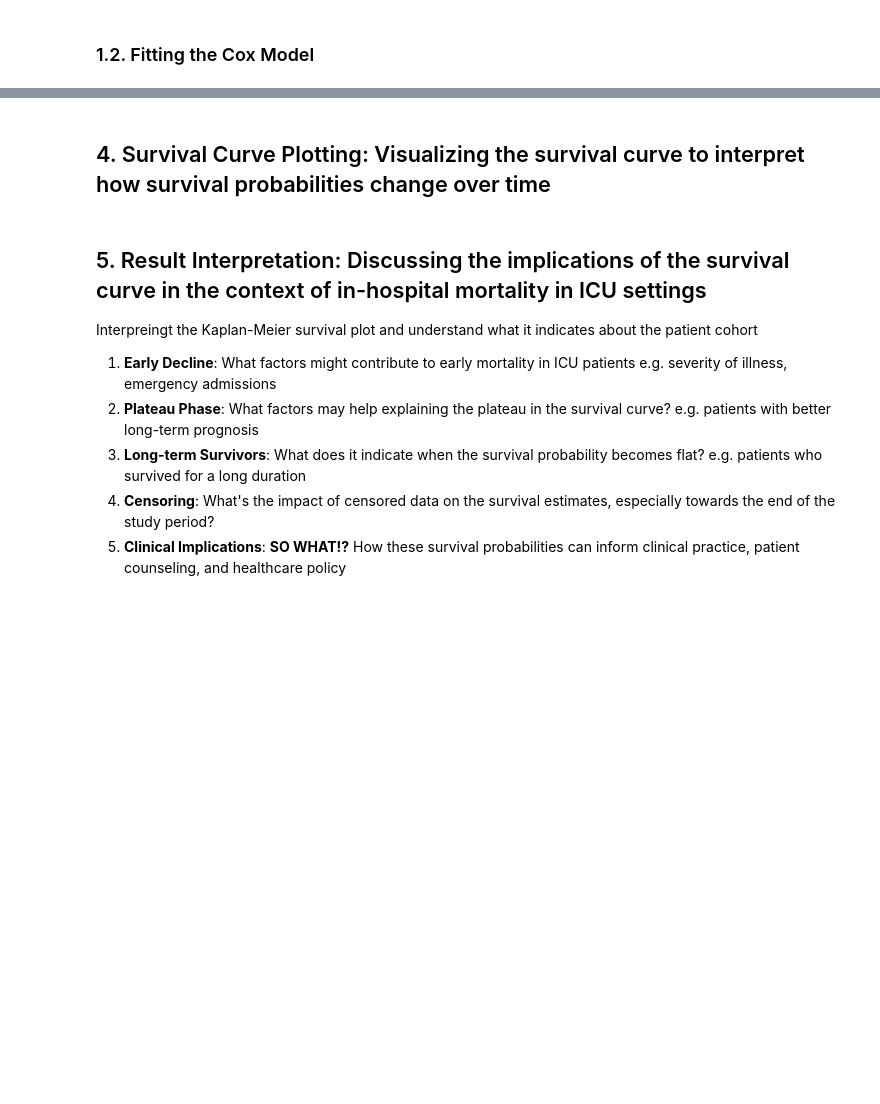
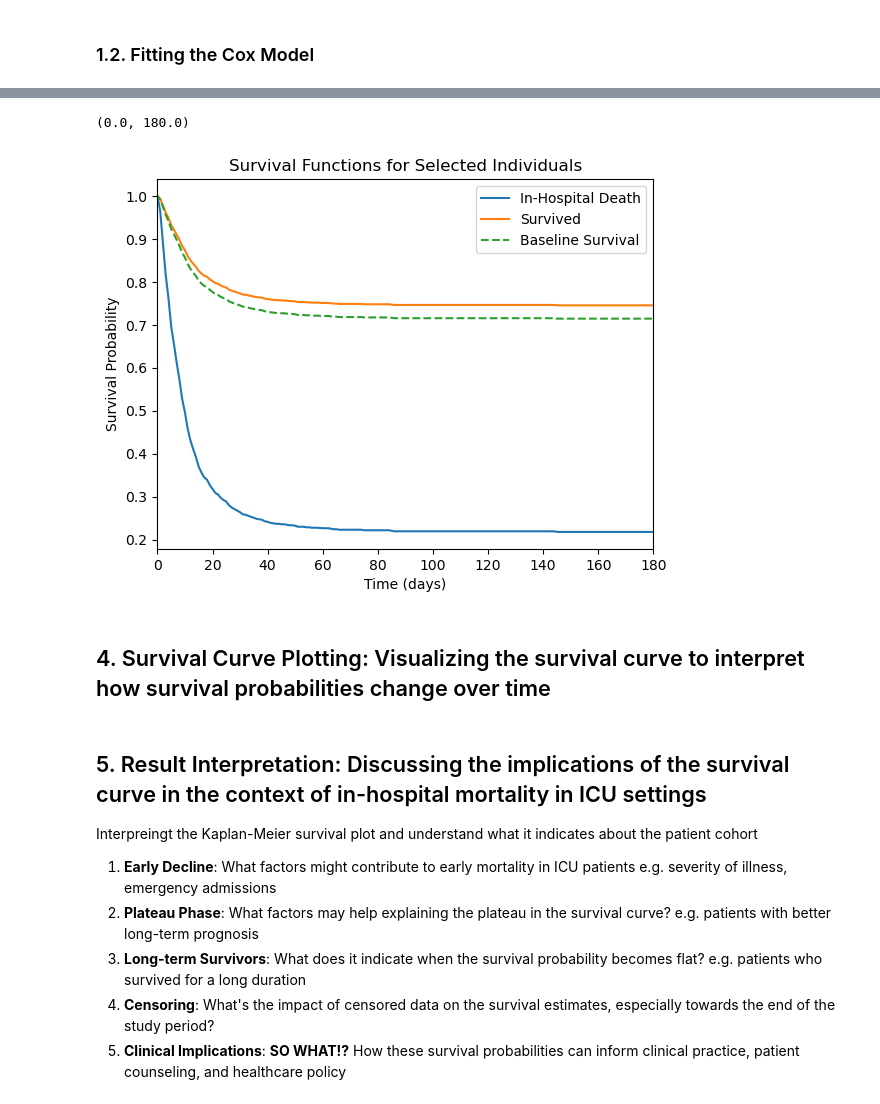
Before and after one commit to phidesigner/ICU_predict_prob, a Jupyter notebook: 03_ICU_Survival_Cox_RF_Notebook copy.ipynb, the cells around one changed output, grey strips where cells are left out. Drawn from its saved outputs; the diff is of its cells as text; code cells hidden in the pictures; blank space fills up the shorter version.

```diff
--- a/03_ICU_Survival_Cox_RF_Notebook copy.ipynb
+++ b/03_ICU_Survival_Cox_RF_Notebook copy.ipynb
@@ -216,3 +222,28 @@ ICU_cox.head()
+# %%
+# Selecting one individual who had an in-hospital death and one who didn't
+ind_death = ICU_cox[ICU_cox['In-hospital_death'] == 1].iloc[0]
+ind_survived = ICU_cox[ICU_cox['In-hospital_death'] == 0].iloc[0]
+
+# Create a DataFrame with the selected individuals
+inds_df = ICU_cox.loc[[ind_death.name, ind_survived.name]]
+
+# Predict the survival function for the selected individuals
+survival_functions = cph.predict_survival_function(inds_df)
+
+# Get the baseline survival function from the Cox model
+baseline_survival = cph.baseline_survival_
+
+# Plot the survival functions
+ax = survival_functions.plot()
+plt.title('Survival Functions for Selected Individuals')
+plt.xlabel('Time (days)')
+plt.ylabel('Survival Probability')
+baseline_survival.plot(ax=ax, linestyle='--')
+plt.legend(['In-Hospital Death', 'Survived', 'Baseline Survival'])
+plt.xlim(0, 180)
+# %% [output]
+(0.0, 180.0)
+[figure, added]
 # %% [markdown]
 ## 4. Survival Curve Plotting: Visualizing the survival curve to interpret how survival probabilities change over time
 # %% [markdown]
```
Also changed, not shown: parts of 7 cells of this notebook, 2 other files.
